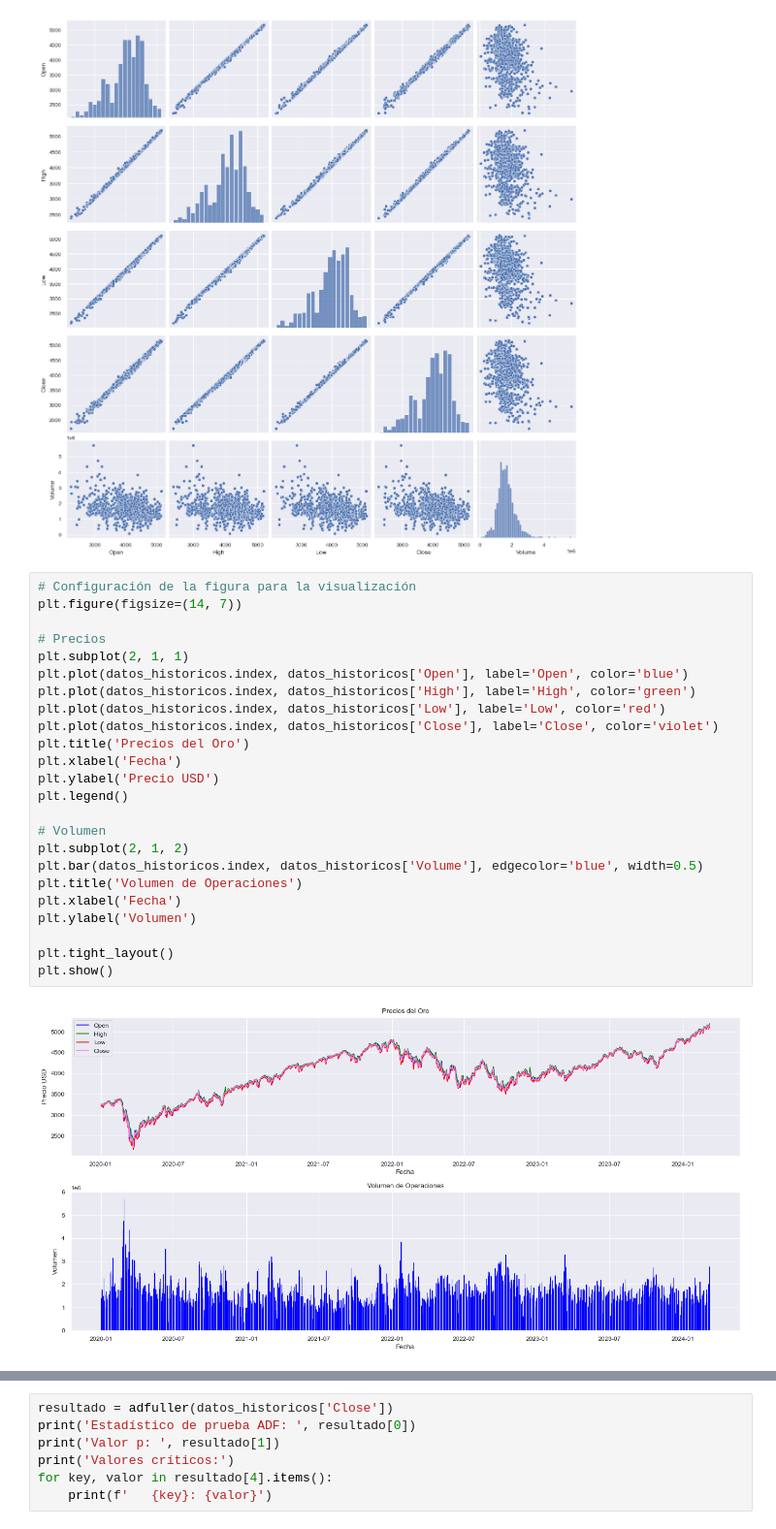
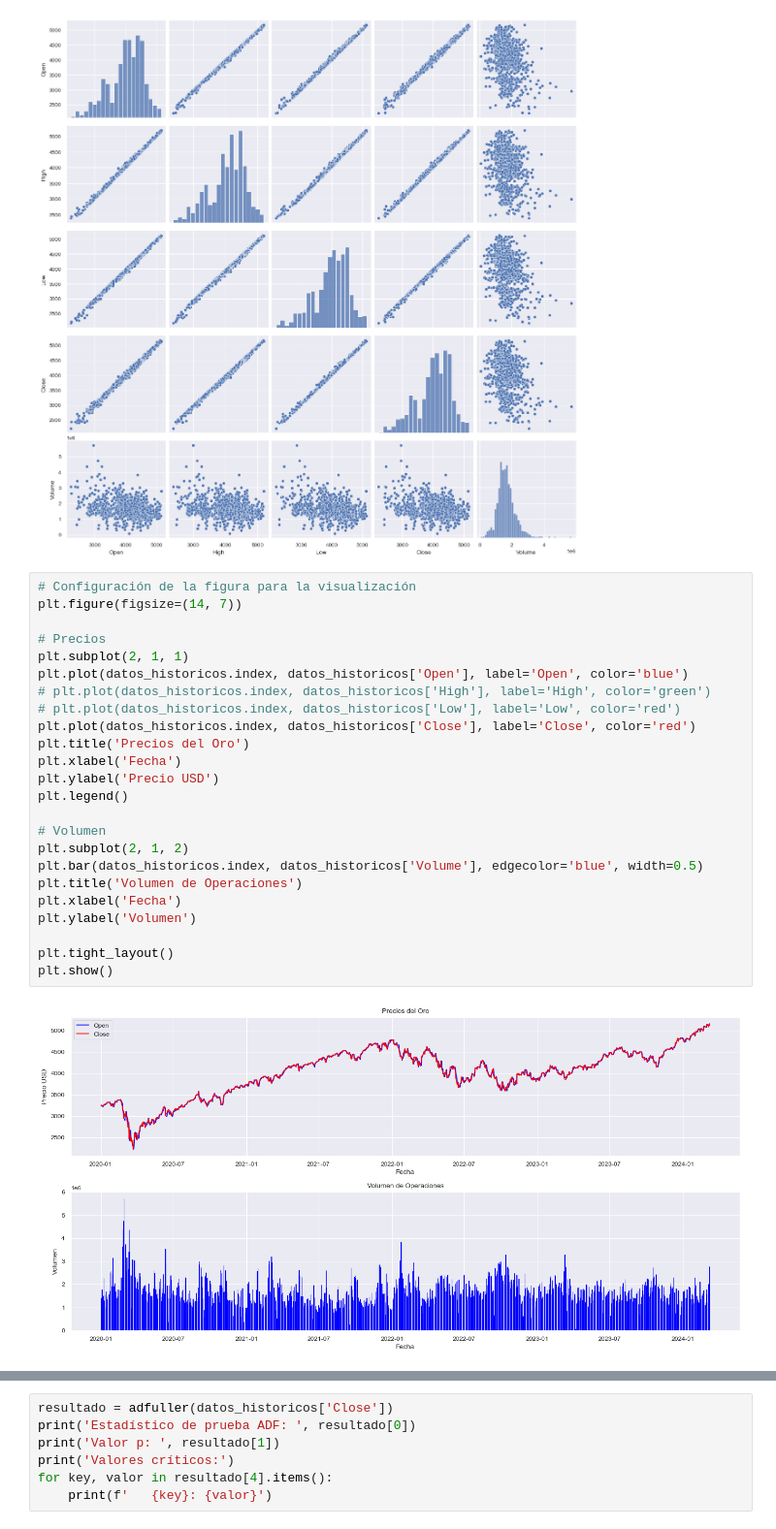
Before and after one commit to juanes213/MachineLearning_Project, a Jupyter notebook: futuros_eda.ipynb, the cells around one changed output, grey strips where cells are left out. Shown at 97% size. Saved outputs shown, nothing was run; the diff lists cells and outputs as text.

```diff
--- a/futuros_eda.ipynb
+++ b/futuros_eda.ipynb
@@ -105,26 +129,26 @@ sns.pairplot(datos_historicos.drop(datos_historicos.columns[[5, 6]], axis=1)[1:]
 # %%
 # Configuración de la figura para la visualización
 plt.figure(figsize=(14, 7))
 
 # Precios
 plt.subplot(2, 1, 1)
 plt.plot(datos_historicos.index, datos_historicos['Open'], label='Open', color='blue')
-plt.plot(datos_historicos.index, datos_historicos['High'], label='High', color='green')
-plt.plot(datos_historicos.index, datos_historicos['Low'], label='Low', color='red')
-plt.plot(datos_historicos.index, datos_historicos['Close'], label='Close', color='violet')
+# plt.plot(datos_historicos.index, datos_historicos['High'], label='High', color='green')
+# plt.plot(datos_historicos.index, datos_historicos['Low'], label='Low', color='red')
+plt.plot(datos_historicos.index, datos_historicos['Close'], label='Close', color='red')
 plt.title('Precios del Oro')
 plt.xlabel('Fecha')
 plt.ylabel('Precio USD')
 plt.legend()
 
 # Volumen
 plt.subplot(2, 1, 2)
 plt.bar(datos_historicos.index, datos_historicos['Volume'], edgecolor='blue', width=0.5)
 plt.title('Volumen de Operaciones')
 plt.xlabel('Fecha')
 plt.ylabel('Volumen')
 
 plt.tight_layout()
 plt.show()
 # %% [output]
-[figure, old version]
+[figure, new version]
```
Also changed, not shown: parts of 6 cells of this notebook, 1 other file.
